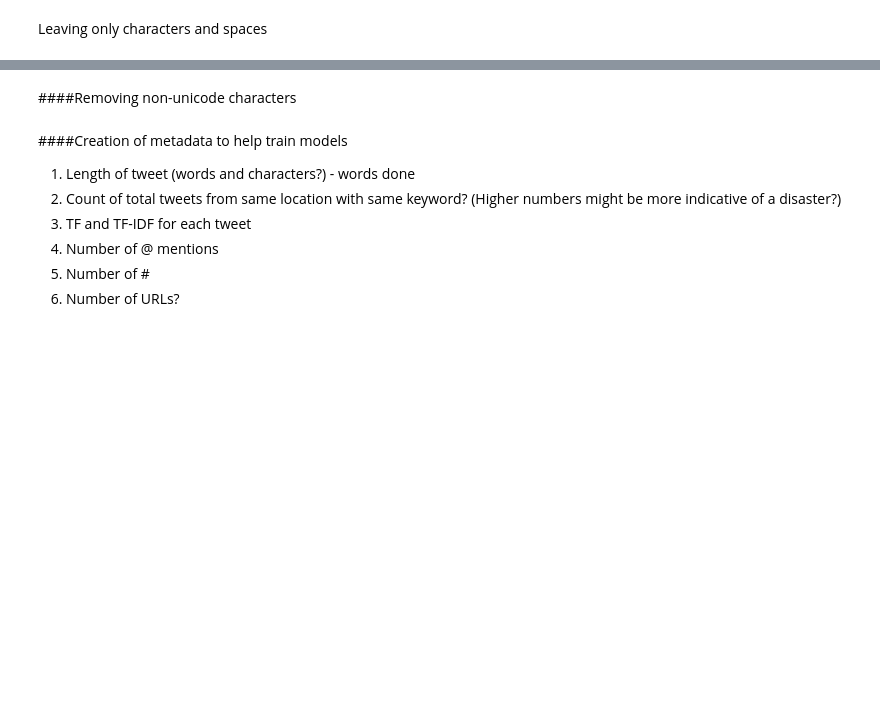
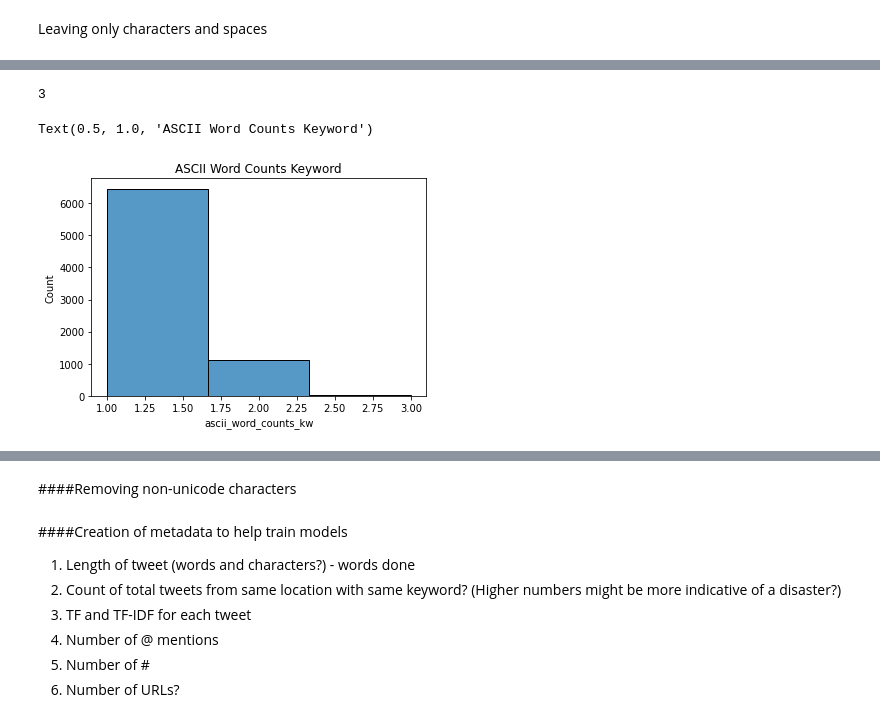
Before and after one commit to jlarson200/DSCI_592_NPL, a Jupyter notebook: npl_data_cleaning.ipynb, the cells around one changed output, grey strips where cells are left out. Cells and saved outputs as stored; diff of their text form; code cells hidden in the pictures; blank space fills up the shorter version.

```diff
--- a/npl_data_cleaning.ipynb
+++ b/npl_data_cleaning.ipynb
@@ -287,0 +401,8 @@ plt.show()
+# %%
+print(max(df_train.ascii_word_counts_kw))
+sns.histplot(df_train['ascii_word_counts_kw'].astype(int),
+             bins=max(df_train.ascii_word_counts_kw)).set_title('ASCII Word Counts Keyword')
+# %% [output]
+3
+Text(0.5, 1.0, 'ASCII Word Counts Keyword')
+[figure, added]
```
Also changed, not shown: parts of 25 cells of this notebook.
